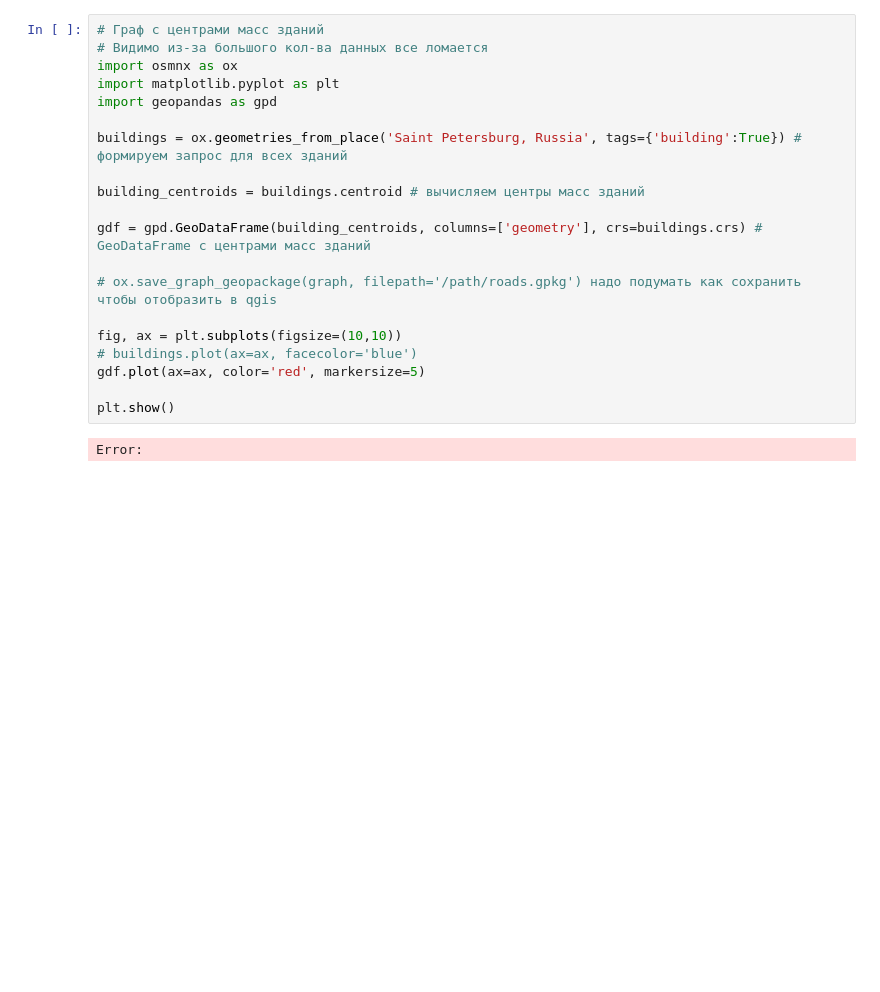
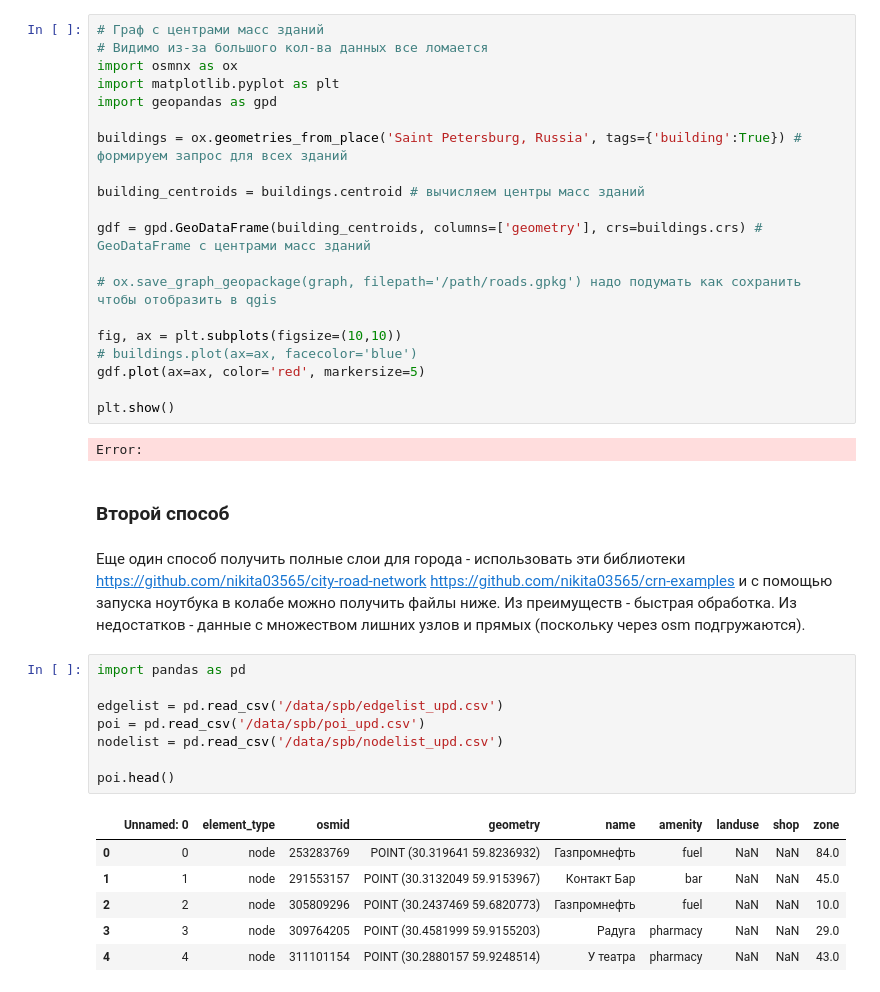
Before and after one commit to citec-spbu/city-view, a Jupyter notebook: notebook/notebook.ipynb, the cells around one changed output. Drawn from its saved outputs; the diff is of its cells as text; blank space fills up the shorter version.

```diff
--- a/notebook/notebook.ipynb
+++ b/notebook/notebook.ipynb
@@ -63,3 +63,22 @@ gdf.plot(ax=ax, color='red', markersize=5)
 plt.show()
 # %% [output]
 Error:
+# %% [markdown]
+### Второй способ
+# %% [markdown]
+Еще один способ получить полные слои для города - использовать эти библиотеки https://github.com/nikita03565/city-road-network https://github.com/nikita03565/crn-examples и с помощью запуска ноутбука в колабе можно получить файлы ниже. Из преимуществ - быстрая обработка. Из недостатков - данные с множеством лишних узлов и прямых (поскольку через osm подгружаются).
+# %%
+import pandas as pd
+
+edgelist = pd.read_csv('/data/spb/edgelist_upd.csv')
+poi = pd.read_csv('/data/spb/poi_upd.csv')
+nodelist = pd.read_csv('/data/spb/nodelist_upd.csv')
+
+poi.head()
+# %% [output]
+|  | Unnamed: 0 | element_type | osmid | geometry | name | amenity | landuse | shop | zone |
+| 0 | 0 | node | 253283769 | POINT (30.319641 59.8236932) | Газпромнефть | fuel | NaN | NaN | 84.0 |
+| 1 | 1 | node | 291553157 | POINT (30.3132049 59.9153967) | Контакт Бар | bar | NaN | NaN | 45.0 |
+| 2 | 2 | node | 305809296 | POINT (30.2437469 59.6820773) | Газпромнефть | fuel | NaN | NaN | 10.0 |
+| 3 | 3 | node | 309764205 | POINT (30.4581999 59.9155203) | Радуга | pharmacy | NaN | NaN | 29.0 |
+| 4 | 4 | node | 311101154 | POINT (30.2880157 59.9248514) | У театра | pharmacy | NaN | NaN | 43.0 |
```
Also changed, not shown: parts of 6 cells of this notebook, 5 other files.
